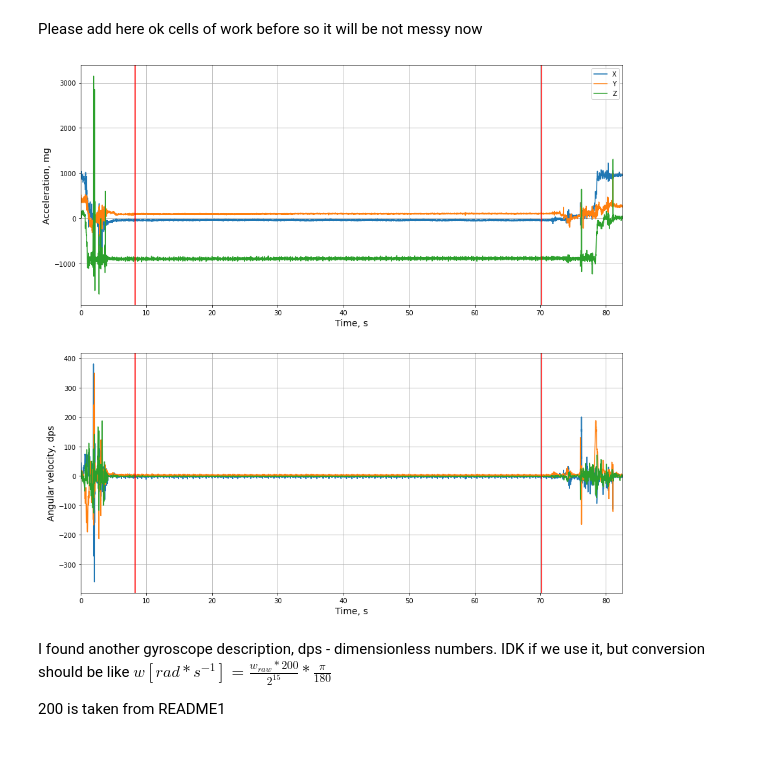
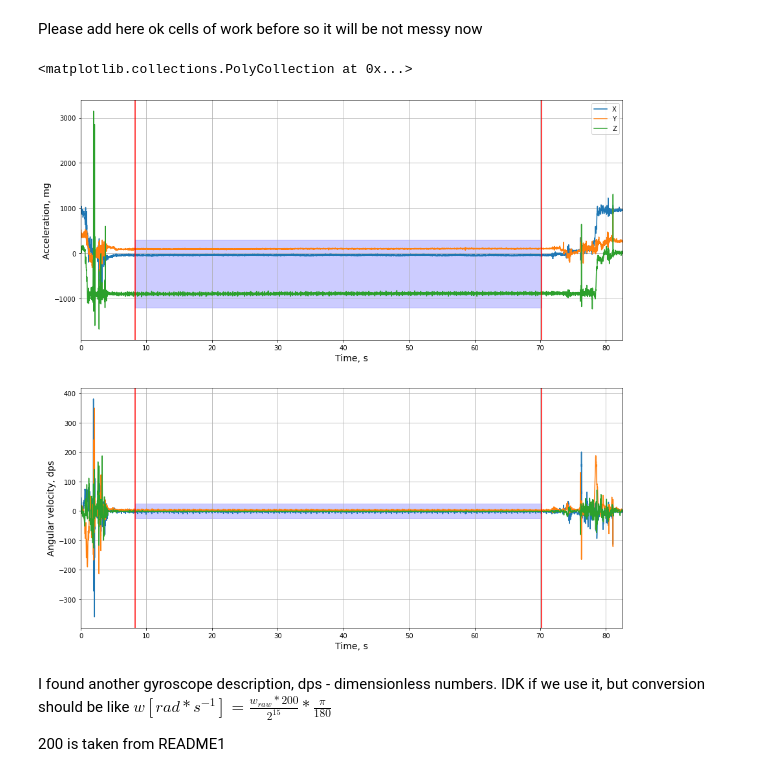
Before and after one commit to ericabrisigotti/heart_rate_estimation_LCP-A, a Jupyter notebook: Project_update 1.ipynb, the cells around one changed output. Cells and saved outputs as stored; diff of their text form; code cells hidden in the pictures.

```diff
--- a/Project_update 1.ipynb
+++ b/Project_update 1.ipynb
@@ -290,34 +292,39 @@ cs['AccZ'] += acc_offsets1[2]
 # %%
 fig, ax = plt.subplots(2,1)
 fig.set_figheight(15)
 fig.set_figwidth(15)
 
 down_limit = 0.1*max(cs['Time']) #I was exploring it visually with step 0.05
 up_limit = 0.85*max(cs['Time'])
+fill0 = np.arange(-1200,300)  #y range of the highlited visual aid for fig 0
+fill1 = np.arange(-25,25) #y range of the highlited visual aid for fig 1
 
 ax[0].plot(cs['Time'], cs['AccX'], label='X')
 ax[0].plot(cs['Time'], cs['AccY'], label='Y')
 ax[0].plot(cs['Time'], cs['AccZ'], label='Z')
 ax[0].set_xlim(min(cs['Time']),max(cs['Time']))
 ax[0].set_xlabel('Time, s', fontsize=14)
 ax[0].set_ylabel('Acceleration, mg', fontsize=14)
 ax[0].axvline(down_limit, color='red')
 ax[0].axvline(up_limit, color='red')
 ax[0].legend()
 ax[0].grid()
+ax[0].fill_betweenx(fill0,down_limit,up_limit, color='blue', alpha =0.2)
 
 
 ax[1].plot(cs['Time'], cs['GyroX'], label='X')
 ax[1].plot(cs['Time'], cs['GyroY'], label='Y')
 ax[1].plot(cs['Time'], cs['GyroZ'], label='Z')
 ax[1].set_xlim(min(cs['Time']),max(cs['Time']))
 ax[1].set_xlabel('Time, s', fontsize=14)
 ax[1].set_ylabel('Angular velocity, dps', fontsize=14)
 ax[1].axvline(down_limit, color='red')
 ax[1].axvline(up_limit, color='red')
 ax[1].grid()
+ax[1].fill_betweenx(fill1,down_limit,up_limit, color='blue', alpha =0.2)
 # %% [output]
+<matplotlib.collections.PolyCollection at 0x...>
-[figure, old version]
+[figure, new version]
 # %% [markdown]
 I found another gyroscope description, dps - dimensionless numbers.
 IDK if we use it, but conversion should be like
```
Also changed, not shown: parts of 30 cells of this notebook.
